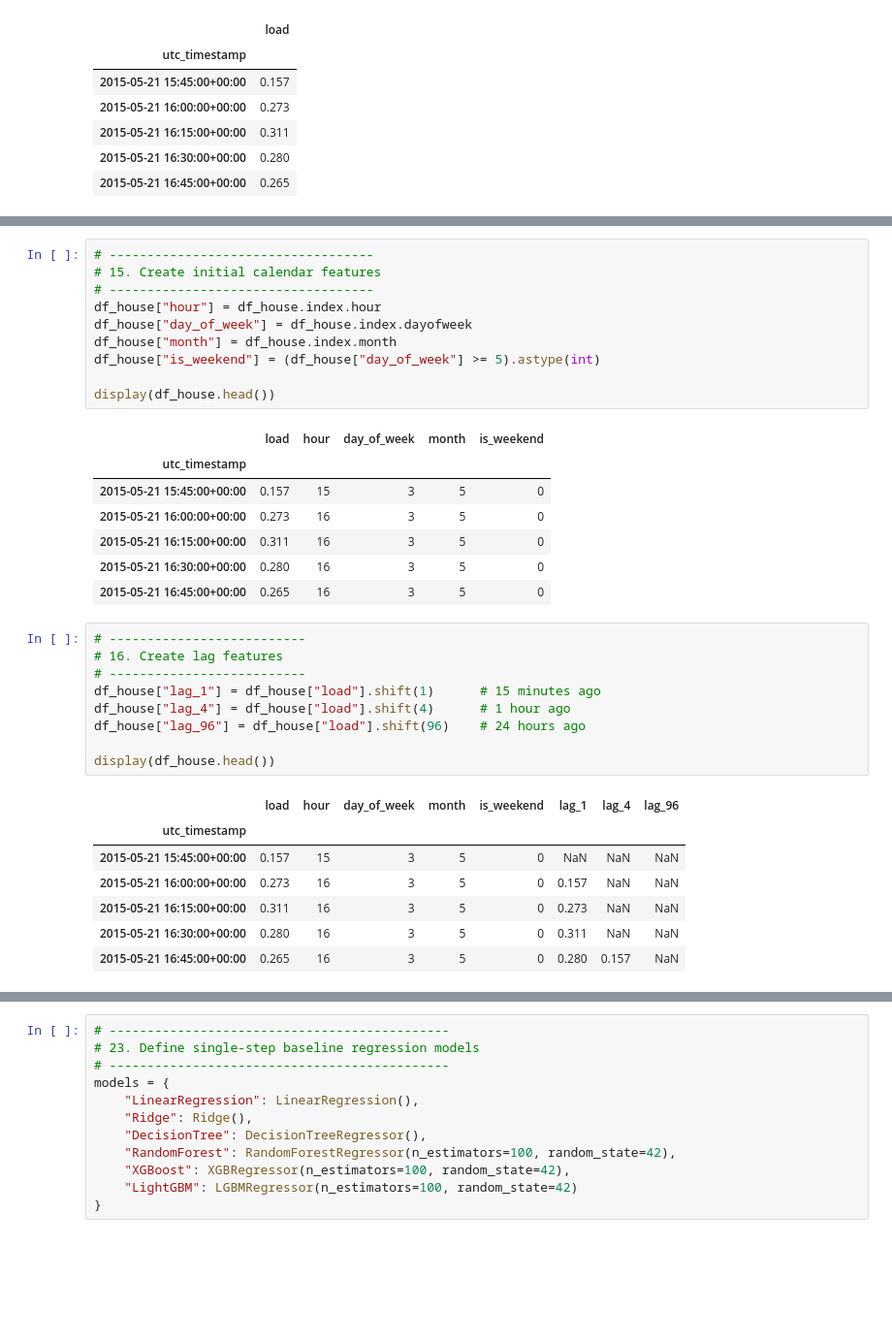
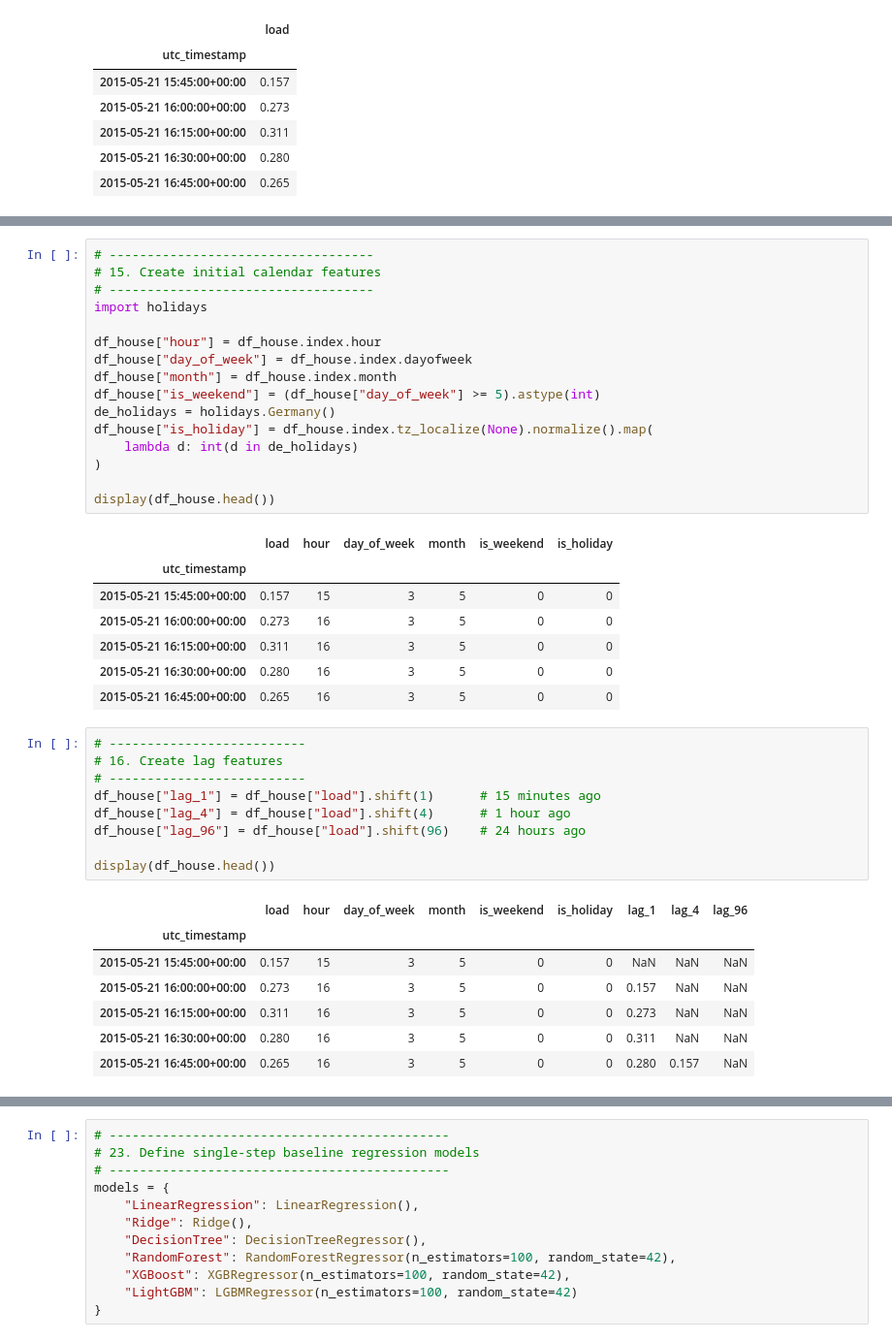
Before and after one commit to joschamz/hems-automation, a Jupyter notebook: models/Household Load-Mehdi-Refined Model.ipynb, the cells around one changed output, grey strips where cells are left out. Shown at 97% size. Drawn from its saved outputs; the diff is of its cells as text; blank space fills up the shorter version.

```diff
--- a/models/Household Load-Mehdi-Refined Model.ipynb
+++ b/models/Household Load-Mehdi-Refined Model.ipynb
@@ -344,21 +344,27 @@ print(type(df_house.index))
 # %%
 # -----------------------------------
 # 15. Create initial calendar features
 # -----------------------------------
+import holidays
+
 df_house["hour"] = df_house.index.hour
 df_house["day_of_week"] = df_house.index.dayofweek
 df_house["month"] = df_house.index.month
 df_house["is_weekend"] = (df_house["day_of_week"] >= 5).astype(int)
+de_holidays = holidays.Germany()
+df_house["is_holiday"] = df_house.index.tz_localize(None).normalize().map(
+    lambda d: int(d in de_holidays)
+)
 
 display(df_house.head())
 # %% [output]
-|  | load | hour | day_of_week | month | is_weekend |
-| utc_timestamp |  |  |  |  |  |
-| 2015-05-21 15:45:00+00:00 | 0.157 | 15 | 3 | 5 | 0 |
-| 2015-05-21 16:00:00+00:00 | 0.273 | 16 | 3 | 5 | 0 |
-| 2015-05-21 16:15:00+00:00 | 0.311 | 16 | 3 | 5 | 0 |
-| 2015-05-21 16:30:00+00:00 | 0.280 | 16 | 3 | 5 | 0 |
-| 2015-05-21 16:45:00+00:00 | 0.265 | 16 | 3 | 5 | 0 |
+|  | load | hour | day_of_week | month | is_weekend | is_holiday |
+| utc_timestamp |  |  |  |  |  |  |
+| 2015-05-21 15:45:00+00:00 | 0.157 | 15 | 3 | 5 | 0 | 0 |
+| 2015-05-21 16:00:00+00:00 | 0.273 | 16 | 3 | 5 | 0 | 0 |
+| 2015-05-21 16:15:00+00:00 | 0.311 | 16 | 3 | 5 | 0 | 0 |
+| 2015-05-21 16:30:00+00:00 | 0.280 | 16 | 3 | 5 | 0 | 0 |
+| 2015-05-21 16:45:00+00:00 | 0.265 | 16 | 3 | 5 | 0 | 0 |
 # %%
 # --------------------------
 # 16. Create lag features
@@ -369,13 +375,13 @@ df_house["lag_96"] = df_house["load"].shift(96)    # 24 hours ago
 
 display(df_house.head())
 # %% [output]
-|  | load | hour | day_of_week | month | is_weekend | lag_1 | lag_4 | lag_96 |
-| utc_timestamp |  |  |  |  |  |  |  |  |
-| 2015-05-21 15:45:00+00:00 | 0.157 | 15 | 3 | 5 | 0 | NaN | NaN | NaN |
-| 2015-05-21 16:00:00+00:00 | 0.273 | 16 | 3 | 5 | 0 | 0.157 | NaN | NaN |
-| 2015-05-21 16:15:00+00:00 | 0.311 | 16 | 3 | 5 | 0 | 0.273 | NaN | NaN |
-| 2015-05-21 16:30:00+00:00 | 0.280 | 16 | 3 | 5 | 0 | 0.311 | NaN | NaN |
-| 2015-05-21 16:45:00+00:00 | 0.265 | 16 | 3 | 5 | 0 | 0.280 | 0.157 | NaN |
+|  | load | hour | day_of_week | month | is_weekend | is_holiday | lag_1 | lag_4 | lag_96 |
+| utc_timestamp |  |  |  |  |  |  |  |  |  |
+| 2015-05-21 15:45:00+00:00 | 0.157 | 15 | 3 | 5 | 0 | 0 | NaN | NaN | NaN |
+| 2015-05-21 16:00:00+00:00 | 0.273 | 16 | 3 | 5 | 0 | 0 | 0.157 | NaN | NaN |
+| 2015-05-21 16:15:00+00:00 | 0.311 | 16 | 3 | 5 | 0 | 0 | 0.273 | NaN | NaN |
+| 2015-05-21 16:30:00+00:00 | 0.280 | 16 | 3 | 5 | 0 | 0 | 0.311 | NaN | NaN |
+| 2015-05-21 16:45:00+00:00 | 0.265 | 16 | 3 | 5 | 0 | 0 | 0.280 | 0.157 | NaN |
 # %%
 # --------------------------------------------
 # 17. Drop rows with missing lag values
```
Also changed, not shown: parts of 24 cells of this notebook, 6 other files.
